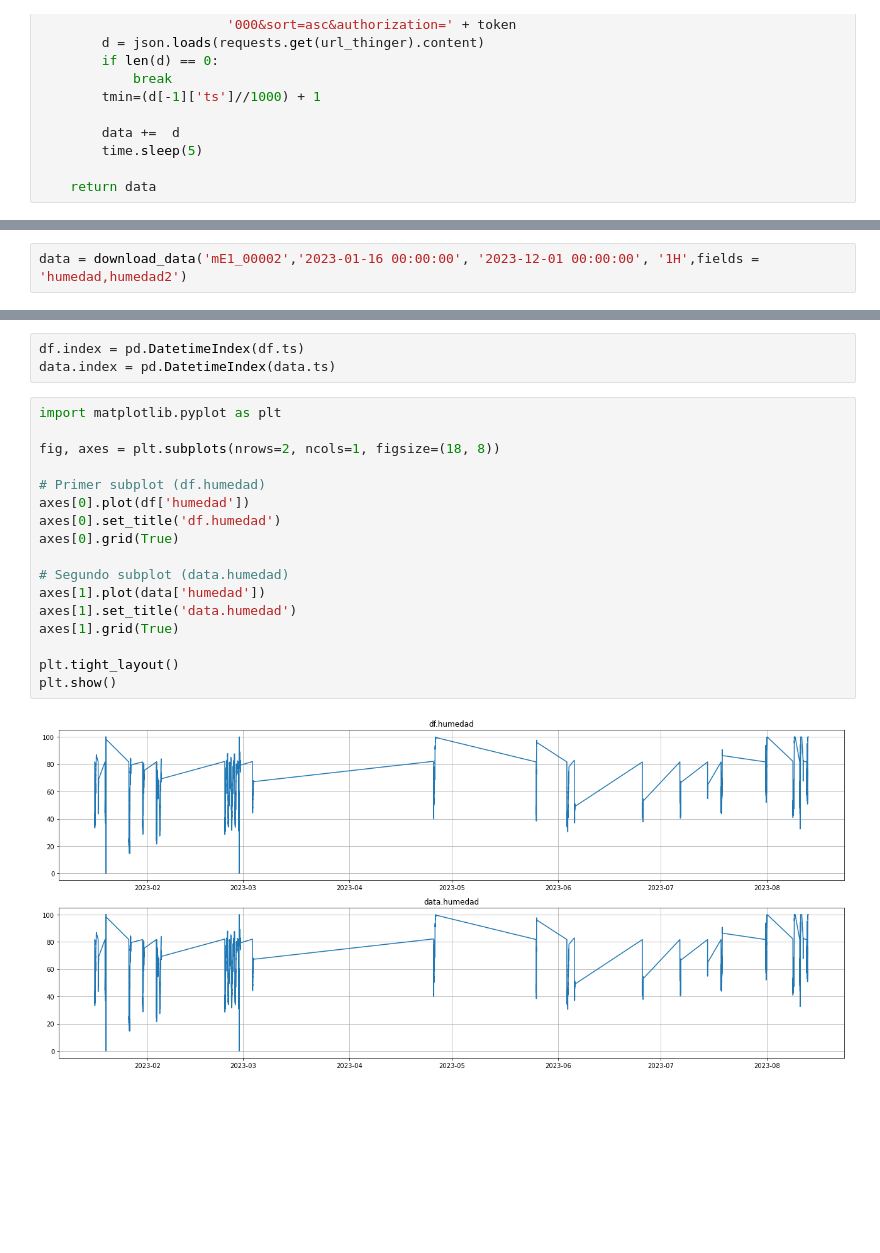
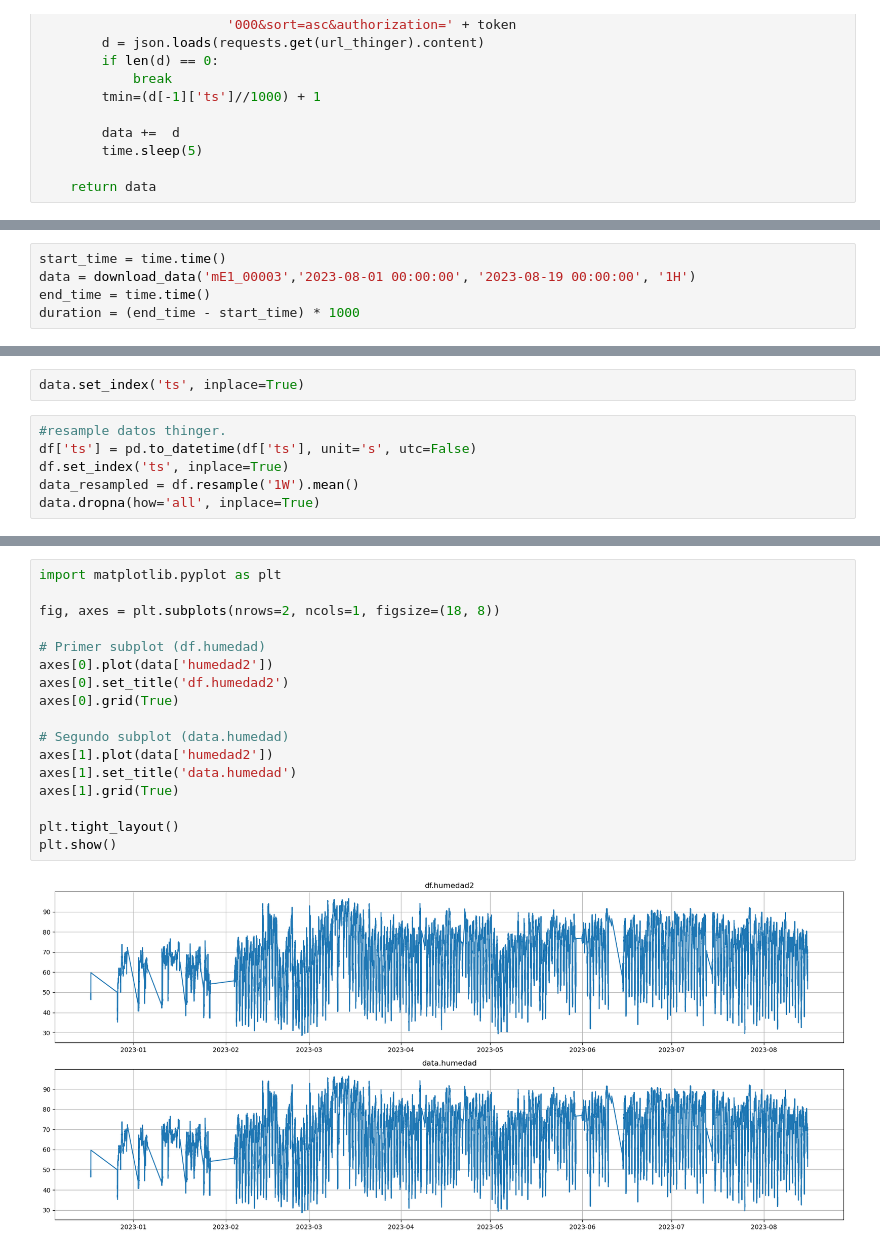
Before and after one commit to MakeSens-Data/MakeSensAPI_Python, a Jupyter notebook: MakeSens/test.ipynb, the cells around one changed output, grey strips where cells are left out. Saved outputs shown, nothing was run; the diff lists cells and outputs as text; blank space fills up the shorter version.

```diff
--- a/MakeSens/test.ipynb
+++ b/MakeSens/test.ipynb
@@ -44,2 +46,5 @@ df['ts'] = pd.to_datetime(df['ts'], unit='ms', utc=False)
 # %%
-data = download_data('mE1_00002','2023-01-16 00:00:00', '2023-12-01 00:00:00', '1H',fields = 'humedad,humedad2')
+start_time = time.time()
+data = download_data('mE1_00003','2023-08-01 00:00:00', '2023-08-19 00:00:00', '1H')
+end_time = time.time()
+duration = (end_time - start_time) * 1000
@@ -45,0 +57,8 @@ data = download_data('mE1_00002','2023-01-16 00:00:00', '2023-12-01 00:00:00', '
+# %%
+data.set_index('ts', inplace=True)
+# %%
+#resample datos thinger.
+df['ts'] = pd.to_datetime(df['ts'], unit='s', utc=False)
+df.set_index('ts', inplace=True)
+data_resampled = df.resample('1W').mean()
+data.dropna(how='all', inplace=True)
@@ -62,22 +84,19 @@ data
-# %%
-df.index = pd.DatetimeIndex(df.ts)
-data.index = pd.DatetimeIndex(data.ts)
 # %%
 import matplotlib.pyplot as plt
 
 fig, axes = plt.subplots(nrows=2, ncols=1, figsize=(18, 8))
 
 # Primer subplot (df.humedad)
-axes[0].plot(df['humedad'])
-axes[0].set_title('df.humedad')
+axes[0].plot(data['humedad2'])
+axes[0].set_title('df.humedad2')
 axes[0].grid(True)
 
 # Segundo subplot (data.humedad)
-axes[1].plot(data['humedad'])
+axes[1].plot(data['humedad2'])
 axes[1].set_title('data.humedad')
 axes[1].grid(True)
 
 plt.tight_layout()
 plt.show()
 # %% [output]
-[figure, old version]
+[figure, new version]
```
Also changed, not shown: parts of 7 cells of this notebook, 2 other files.
